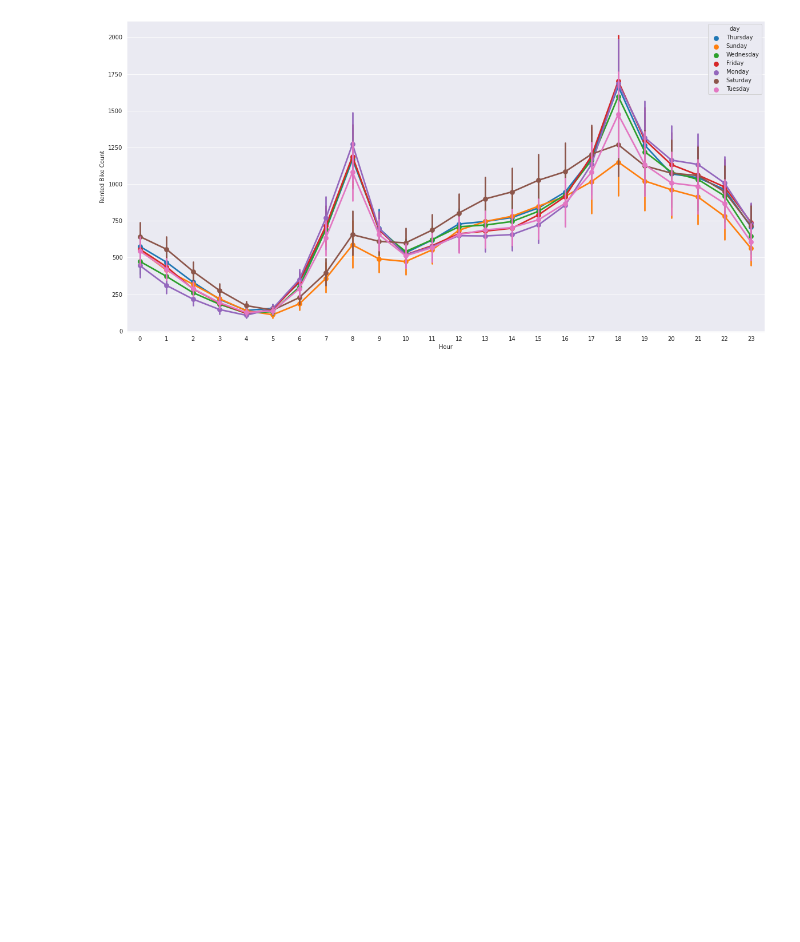
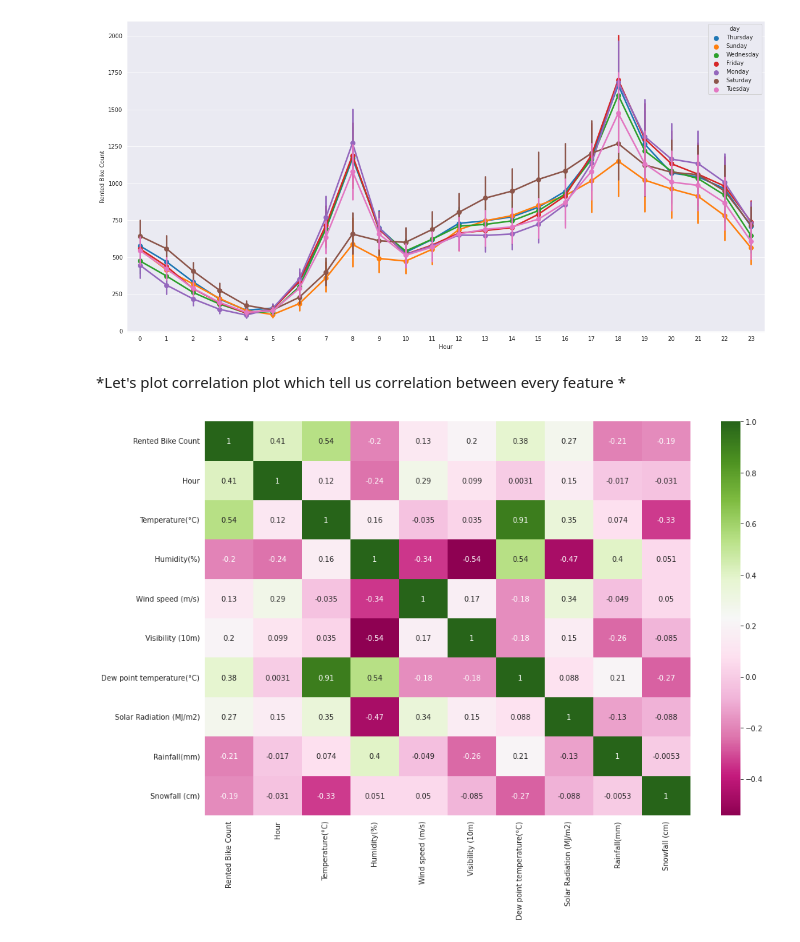
Before and after one commit to techfreakydeepak/Bike_sharing_demand_prediction, a Jupyter notebook: bike_sharing.ipynb, the cells around one changed output. Drawn from its saved outputs; the diff is of its cells as text; code cells hidden in the pictures; blank space fills up the shorter version.

```diff
--- a/bike_sharing.ipynb
+++ b/bike_sharing.ipynb
@@ -669,3 +669,11 @@ plt.figure(figsize=(20,10))
 sns.pointplot(x=df["Hour"],y=df['Rented Bike Count'],hue=df["day"]);
 # %% [output]
 [figure]
+# %% [markdown]
+*Let's plot correlation plot which tell us correlation between every feature *
+# %%
+# correlation plot
+plt.figure(figsize=(15,10))
+sns.heatmap(df.corr(),cmap='PiYG',annot=True);
+# %% [output]
+[figure, added]
```
Also changed, not shown: parts of 69 cells of this notebook.
